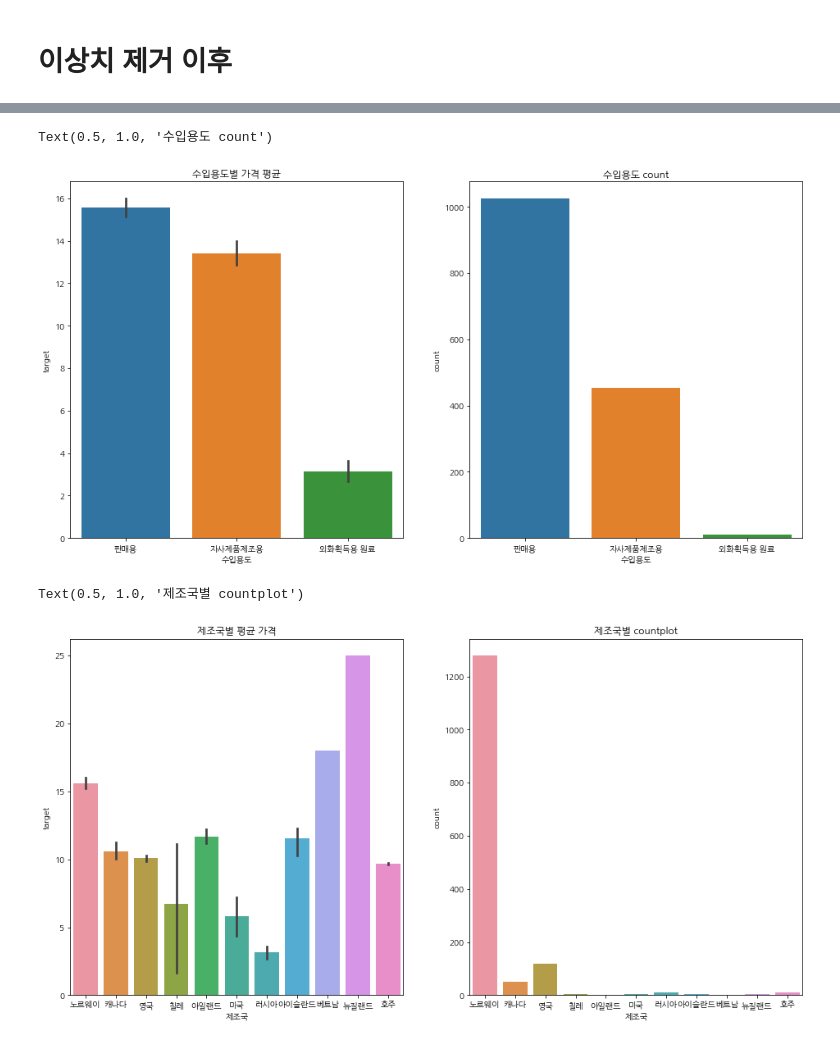
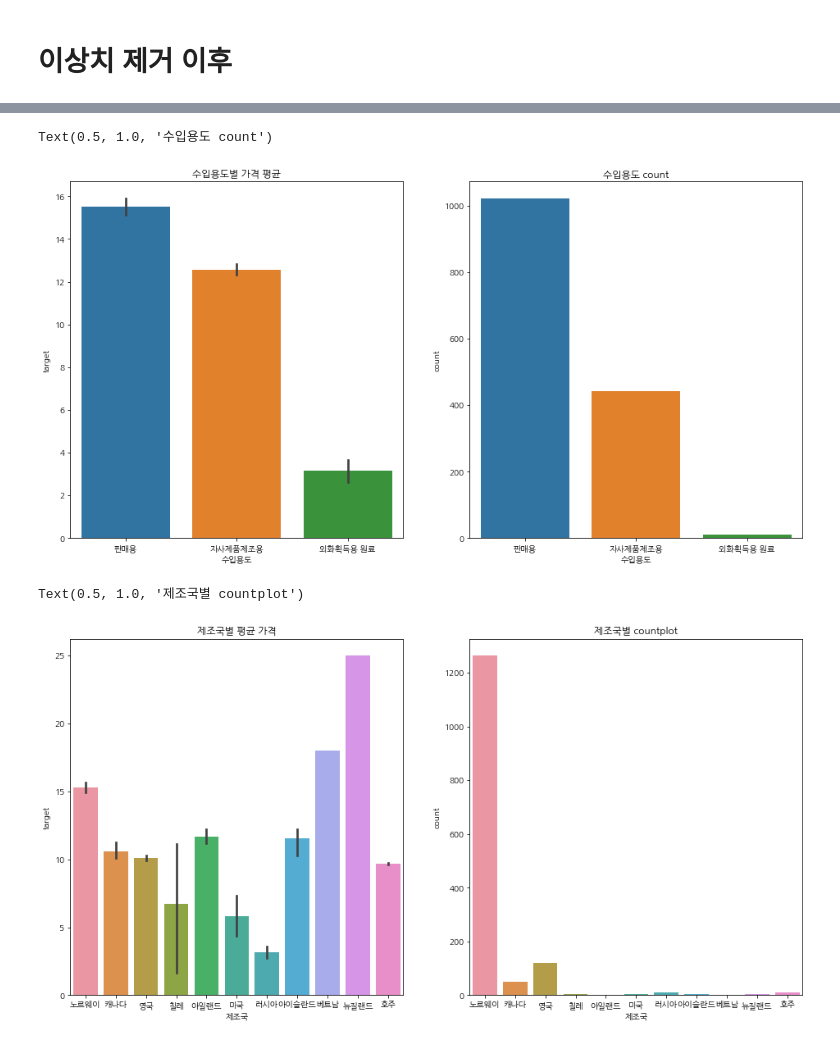
Before and after one commit to qkrwjdduf159/BigContest, a Jupyter notebook: 연어.ipynb, the cells around one changed output, grey strips where cells are left out. Cells and saved outputs as stored; diff of their text form; code cells hidden in the pictures.

```diff
--- a/연어.ipynb
+++ b/연어.ipynb
@@ -426,22 +462,22 @@ df.head()
 # %%
 # 이상치를 제거하기 전과 똑같이 분포가 그려지게 된다.
 fig, ax = plt.subplots(ncols = 2, figsize = (16,8))
-sns.barplot(data = df, x = '수입용도', y = 'target', ax = ax[0])
-sns.countplot(df['수입용도'], ax = ax[1])
+sns.barplot(data = df_iqr, x = '수입용도', y = 'target', ax = ax[0])
+sns.countplot(df_iqr['수입용도'], ax = ax[1])
 ax[0].set_title('수입용도별 가격 평균')
 ax[1].set_title('수입용도 count')
 # %% [output]
 Text(0.5, 1.0, '수입용도 count')
-[figure, old version]
+[figure, new version]
 # %%
 # 가격은 뉴질랜드와 베트남이 높다.
 fig, ax = plt.subplots(ncols = 2, figsize = (16,8))
-sns.barplot(data = df, x = '제조국', y = 'target', ax = ax[0])
-sns.countplot(df['제조국'], ax = ax[1])
+sns.barplot(data = df_iqr, x = '제조국', y = 'target', ax = ax[0])
+sns.countplot(df_iqr['제조국'], ax = ax[1])
 ax[0].set_title('제조국별 평균 가격')
 ax[1].set_title('제조국별 countplot')
 # %% [output]
 Text(0.5, 1.0, '제조국별 countplot')
-[figure, old version]
+[figure, new version]
 # %%
 # 베트남은 1곳 뉴질랜드는 3곳이 있다.
```
Also changed, not shown: parts of 50 cells of this notebook.
